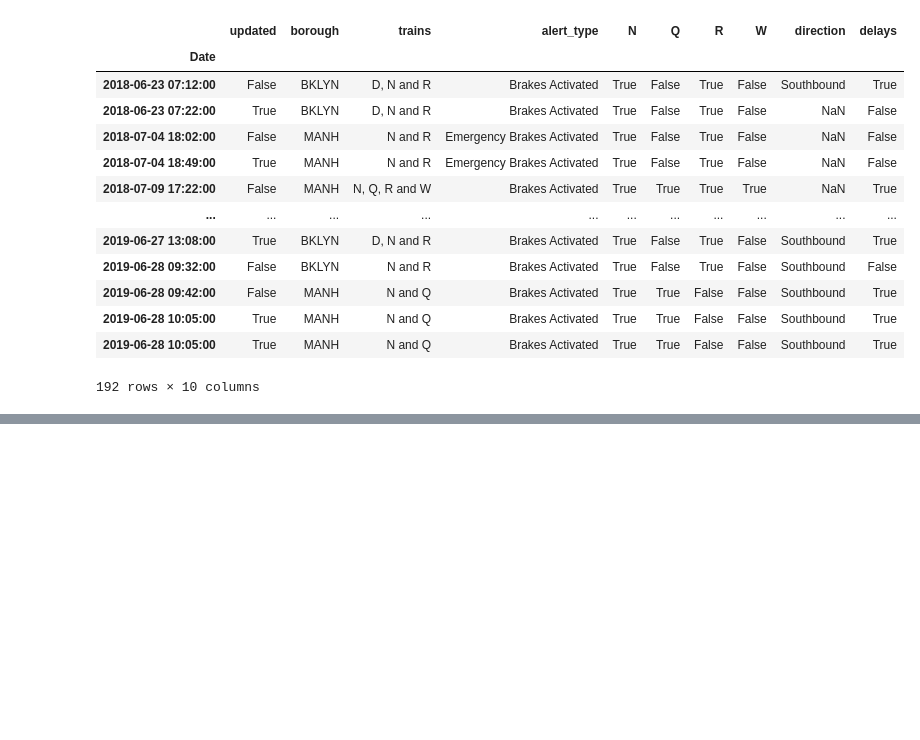
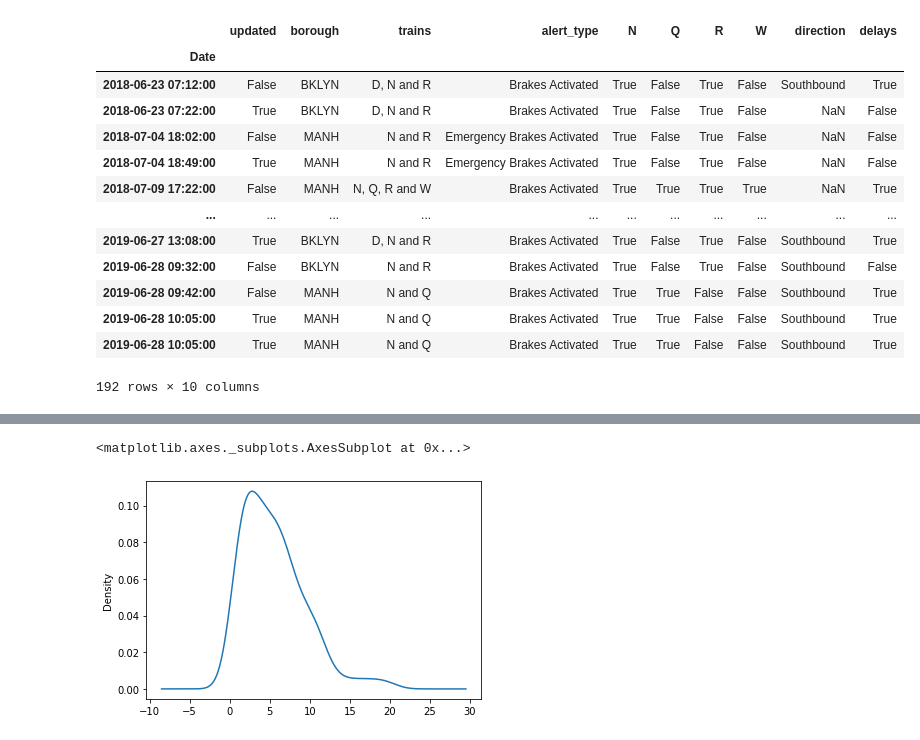
Before and after one commit to b-koopman/MTADelayPredict, a Jupyter notebook: Notebooks/DataExploration.ipynb, the cells around one changed output, grey strips where cells are left out. Saved outputs shown, nothing was run; the diff lists cells and outputs as text; code cells hidden in the pictures; blank space fills up the shorter version.

```diff
--- a/Notebooks/DataExploration.ipynb
+++ b/Notebooks/DataExploration.ipynb
@@ -595,0 +790,25 @@ sns.scatterplot(x='1N 0317 STL/DIT', y='StationName', data=schedule_df)
+# %%
+
+df = schedule_df.stack().reset_index()
+df.columns = ['time', 'train_id', 'stop_id']
+df = df.pivot_table(index='time', columns='stop_id', values='train_id', aggfunc=np.max)
+df.sort_index(inplace=True)
+df = df.resample('1T').last()
+# %%
+min_in_station = df.copy()
+min_in_station[~df.isna()] = 1.0
+min_in_station = min_in_station.astype(float)
+# %%
+train_gaps = df.copy().shift(1)
+train_gaps[~df.isna()] = 0.0
+train_gaps.fillna(method='ffill', inplace=True)
+train_gaps.replace(0.0, np.nan, inplace=True)
+min_since_train = train_gaps.copy()
+
+min_since_train[~train_gaps.isna()] = 1.0
+min_since_train = min_since_train.astype(float)
+# %%
+
+for observing_stop in df.columns:
+    min_since_train[observing_stop] = min_since_train[observing_stop].groupby(train_gaps[observing_stop]).cumsum()
+    min_in_station[observing_stop] = min_in_station[observing_stop].groupby(df[observing_stop]).cumsum()
@@ -595,0 +817,5 @@ sns.scatterplot(x='1N 0317 STL/DIT', y='StationName', data=schedule_df)
+# %%
+min_since_train['R16N'].plot.kde(x='R16N')
+# %% [output]
+<matplotlib.axes._subplots.AxesSubplot at 0x...>
+[figure, added]
```
Also changed, not shown: parts of 82 cells of this notebook, 6 other files.
